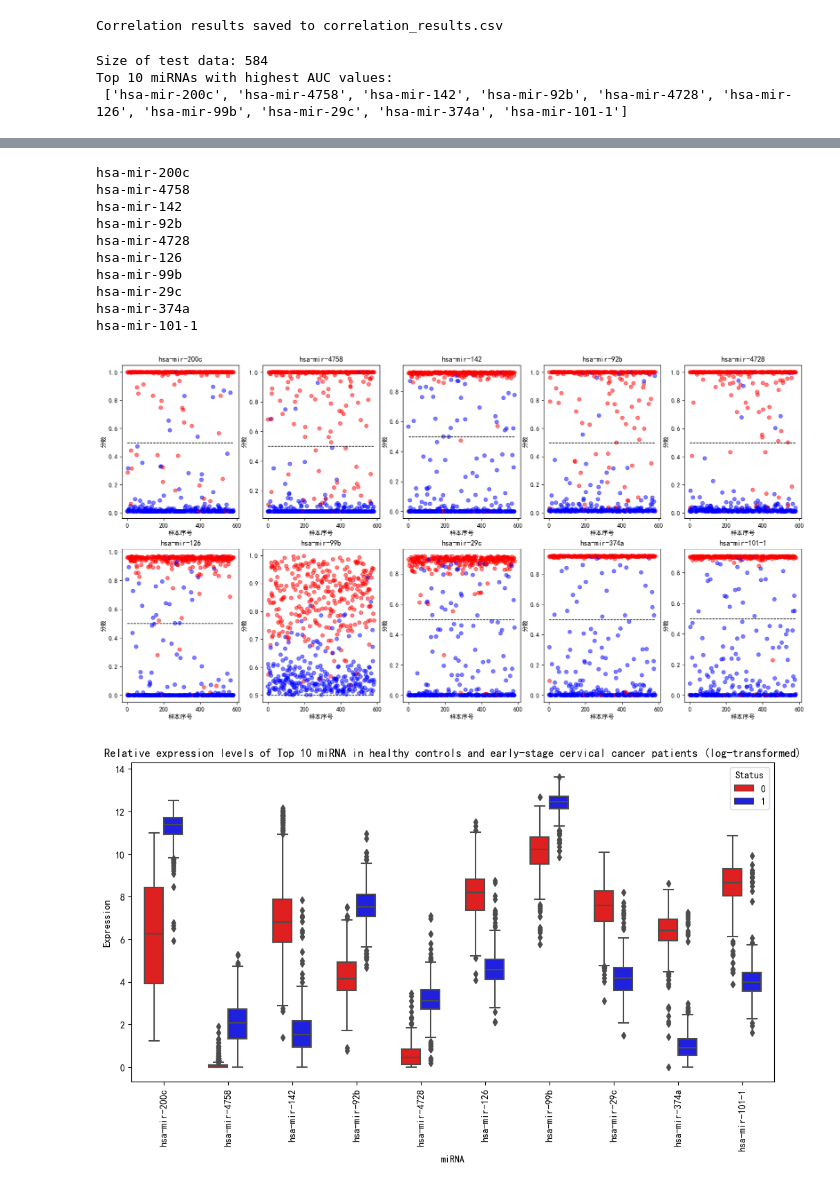
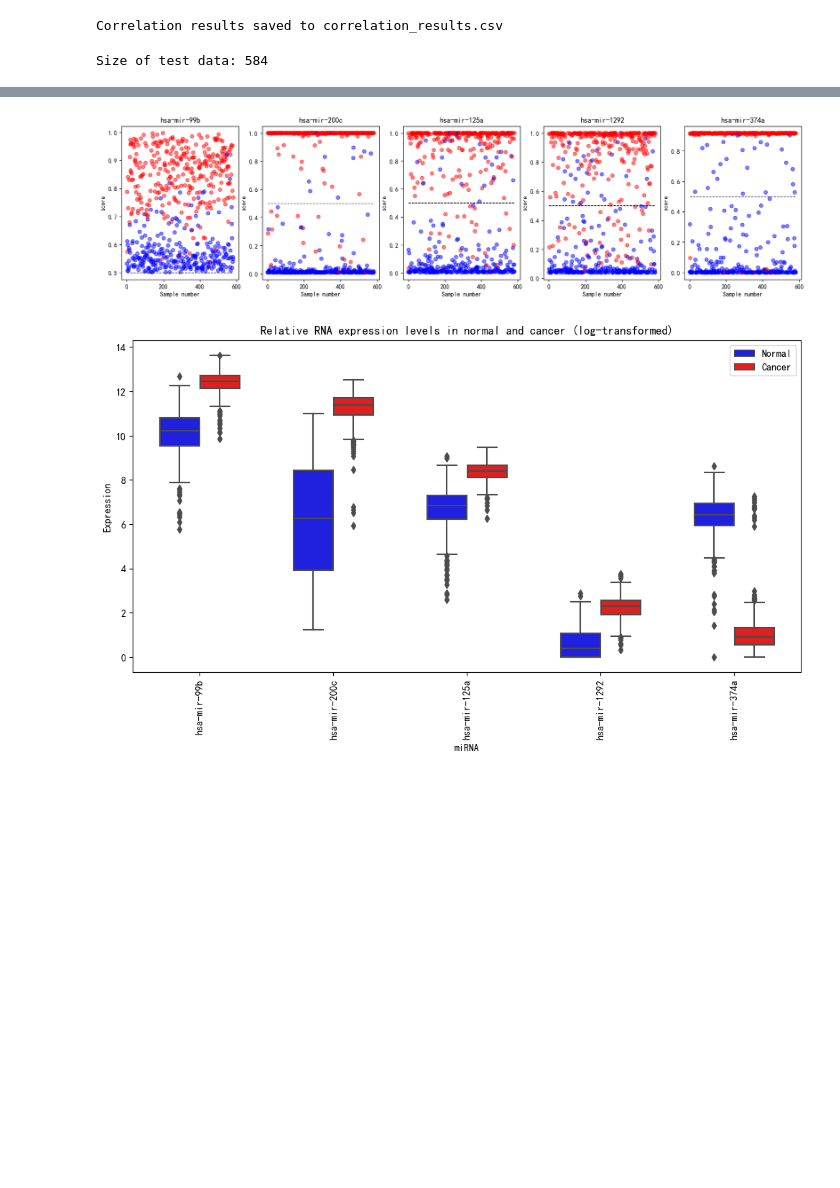
Before and after one commit to iGem-BUCT-China/Genetic-screening, a Jupyter notebook: 2.00.ipynb, the cells around one changed output, grey strips where cells are left out. Drawn from its saved outputs; the diff is of its cells as text; code cells hidden in the pictures; blank space fills up the shorter version.

```diff
--- a/2.00.ipynb
+++ b/2.00.ipynb
@@ -184,8 +184,8 @@ def plot_score_distribution(ax, y_score, final_Status, gene_name):
     ax.scatter(range(len(y_score)), y_score, c=final_Status, cmap='bwr', alpha=0.5)     # 画散点图，x轴是样本序号，y轴是分数，颜色是感染情况，颜色映射是蓝白红，透明度是0.5
                                                                                         # x是样本序号：分开画，免得都黏在一起了，透明度的设置是一样的原因。
     ax.set_title(gene_name)
-    ax.set_xlabel('样本序号')
-    ax.set_ylabel('分数')
+    ax.set_xlabel('Sample number')
+    ax.set_ylabel('score')
     plt.rcParams['font.sans-serif']=['SimHei']                                          # 中文乱码
     plt.rcParams['axes.unicode_minus']=False                                            # 负号乱码
     ax.plot([0, len(y_score)], [0.5, 0.5], color='black', lw=1, linestyle='--')         # 以0.5为界，画一条虚线，表示分数大于0.5的是细菌感染，小于0.5的是病毒感染，这个以后也得改
@@ -223,10 +223,10 @@ for miRNA in miRNA_columns:
     model = LinearRegression()
 
     # Use the specific miRNA column for training and testing
-    train_data = X_train[[miRNA]]
+    train_data1 = X_train[[miRNA]]
     test_data = X_test[[miRNA]]
 
-    model.fit(train_data, y_train)
+    model.fit(train_data1, y_train)
     y_pred_prob = model.predict(test_data)
     fpr, tpr, _ = roc_curve(y_test, y_pred_prob)
 
@@ -234,41 +234,49 @@ for miRNA in miRNA_columns:
     auc_values[miRNA] = roc_auc
 
 # Get the top 10 miRNAs with the highest AUC values
-top_10_miRNAs = sorted(auc_values, key=auc_values.get, reverse=True)[:10]
-print("Top 10 miRNAs with highest AUC values:\n", top_10_miRNAs)
+#top_10_miRNAs = sorted(auc_values, key=auc_values.get, reverse=True)[:10]
+#print("Top 10 miRNAs with highest AUC values:\n", top_10_miRNAs)
+top_10_miRNAs = ['hsa-mir-99b','hsa-mir-200c','hsa-mir-125a','hsa-mir-1292','hsa-mir-374a']
+#top_10_miRNAs = ['hsa-mir-21','hsa-mir-141','hsa-mir-182','hsa-mir-183','hsa-mir-96']
+
 
 # Plotting function for ROC curves
 def plot_roc_curve(df, miRNA_columns, X_train, X_test, y_train, y_test):
     plt.figure(figsize=(10, 8))
-
+    roc_data = []
     for miRNA in miRNA_columns:
         model = LinearRegression()
-        train_data = X_train[[miRNA]]
+        train_data2 = X_train[[miRNA]]
         test_data = X_test[[miRNA]]
 
-        model.fit(train_data, y_train)
+        model.fit(train_data2, y_train)
         y_pred_prob = model.predict(test_data)
         fpr, tpr, _ = roc_curve(y_test, y_pred_prob)
         roc_auc = auc(fpr, tpr)
 
         plt.plot(fpr, tpr, label=f'{miRNA} (AUC = {100*roc_auc:.2f}%)')
-
+        roc_data.append(pd.DataFrame({'FPR': fpr, 'TPR': tpr, 'miRNA': miRNA}))
     plt.plot([0, 1], [0, 1], 'k--')
     plt.xlim([0.0, 1.0])
     plt.ylim([0.0, 1.05])
     plt.xlabel('False Positive Rate')
     plt.ylabel('True Positive Rate')
-    plt.title('ROC Curve for Top 10 miRNA biomarkers')
+    plt.title('ROC Curve')
     plt.legend(loc="lower right")
     plt.show()
-    axs = plt.subplots(2, 5, figsize=(20, 10))
+    # 合并所有miRNA的ROC数据
+    roc_data_df = pd.concat(roc_data)
+
+    # 保存到CSV文件
+    roc_data_df.to_csv('roc_data.csv', index=False)
+    axs = plt.subplots(1, 5, figsize=(20, 10))
     n = 0
     for mir in top_10_miRNAs:
         model = LogisticRegression()
-        train_data = X_train[[mir]]
+        train_data3 = X_train[[mir]]
         test_data = X_test[[mir]]
 
-        model.fit(train_data, y_train)
+        model.fit(train_data3, y_train)
         y_pred_prob = model.predict_proba(test_data)[:, 1]
         y_score = y_pred_prob
         # init a new ax
@@ -276,8 +284,7 @@ def plot_roc_curve(df, miRNA_columns, X_train, X_test, y_train, y_test):
         n += 1
         plot_score_distribution(ax, y_score, y_test, mir)
 
-# Plotting function for miRNA expression levels
-def plot_miRNA_expression(df, miRNA_columns):
+def plot_miRNA_expression(df, miRNA_columns,output_csv='miRNA_expression_data.csv'):
     # Apply log transformation to the expression values
     df_log_transformed = df.copy()
     for col in miRNA_columns:
@@ -285,14 +292,19 @@ def plot_miRNA_expression(df, miRNA_columns):
 
     df_melted = df_log_transformed.melt(id_vars=['Status'], value_vars=miRNA_columns,
                                         var_name='miRNA', value_name='Expression')
-
+    df_melted.to_csv(output_csv, index=False)
     plt.figure(figsize=(12, 6))
     # Adjust the palette to match the unique values in 'Status'
     unique_status = df['Status'].unique()
-    palette = {status: color for status, color in zip(unique_status, ['blue', 'red'])}
+    palette = {status: color for status, color in zip(unique_status, ['red', 'blue'])}  # Swap colors to match 'Normal' = blue and 'Cancer' = red
     sns.boxplot(x='miRNA', y='Expression', hue='Status', data=df_melted, palette=palette, width=0.6)
-    plt.title('Relative expression levels of Top 10 miRNA in healthy controls and early-stage cervical cancer patients (log-transformed)')
+    plt.title('Relative RNA expression levels in normal and cancer (log-transformed)')
     plt.xticks(rotation=90)
+
+    # Update legend to use custom labels
+    handles, _ = plt.gca().get_legend_handles_labels()
+    plt.legend(handles, ['Normal', 'Cancer'], title=None)  # Remove title and set labels
+
     plt.show()
 
 # Plot the ROC curves for the top 10 miRNAs
@@ -302,5 +314,3 @@ plot_roc_curve(df, top_10_miRNAs, X_train, X_test, y_train, y_test)
 plot_miRNA_expression(df, top_10_miRNAs)
 # %% [output]
 Size of test data: 584
-Top 10 miRNAs with highest AUC values:
- ['hsa-mir-200c', 'hsa-mir-4758', 'hsa-mir-142', 'hsa-mir-92b', 'hsa-mir-4728', 'hsa-mir-126', 'hsa-mir-99b', 'hsa-mir-29c', 'hsa-mir-374a', 'hsa-mir-101-1']
@@ -308,12 +318,2 @@ Top 10 miRNAs with highest AUC values:
-hsa-mir-200c
-hsa-mir-4758
-hsa-mir-142
-hsa-mir-92b
-hsa-mir-4728
-hsa-mir-126
-hsa-mir-99b
-hsa-mir-29c
-hsa-mir-374a
-hsa-mir-101-1
-[figure, old version]
+[figure, new version]
-[figure, old version]
+[figure, new version]
```
Also changed, not shown: parts of 2 cells of this notebook, 1 other file.
